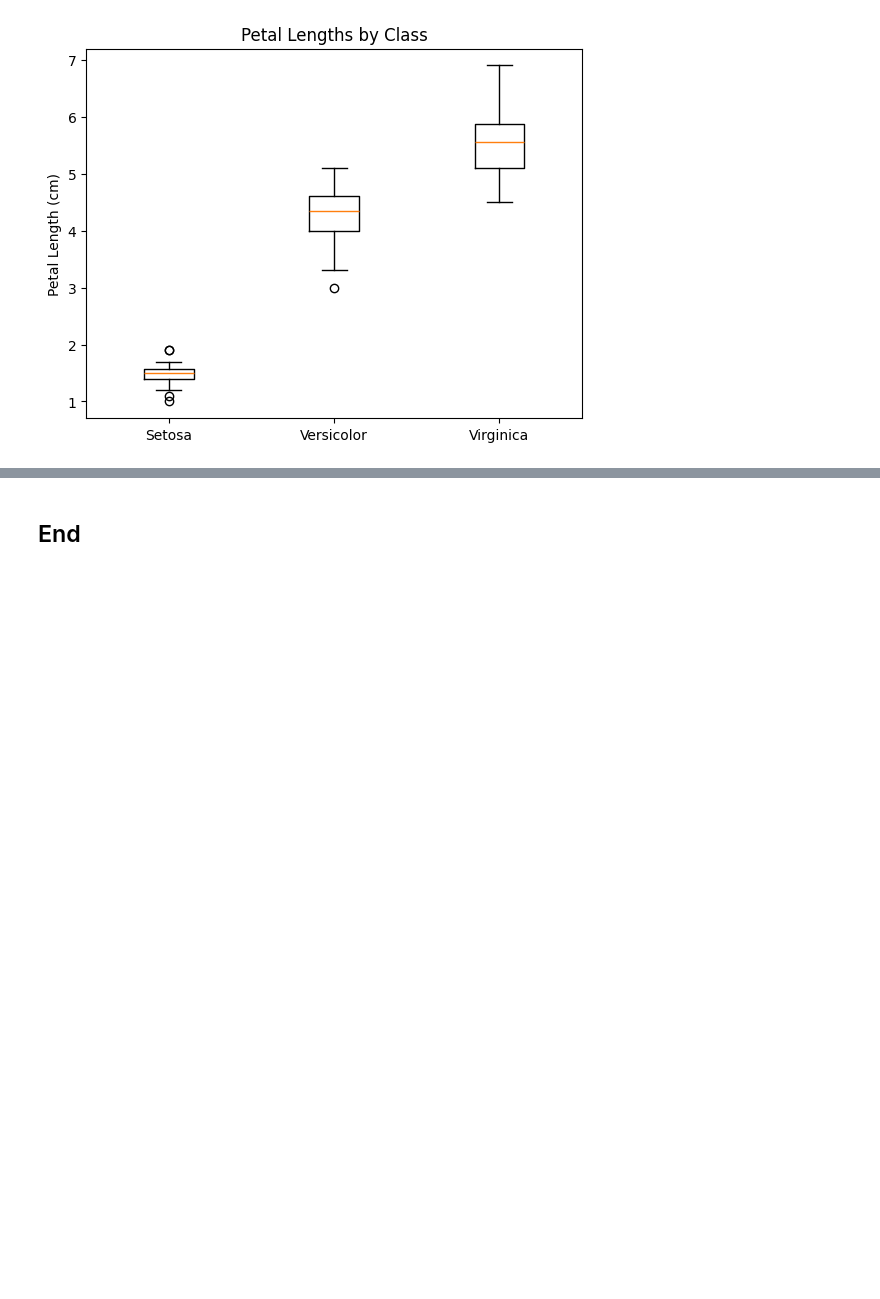
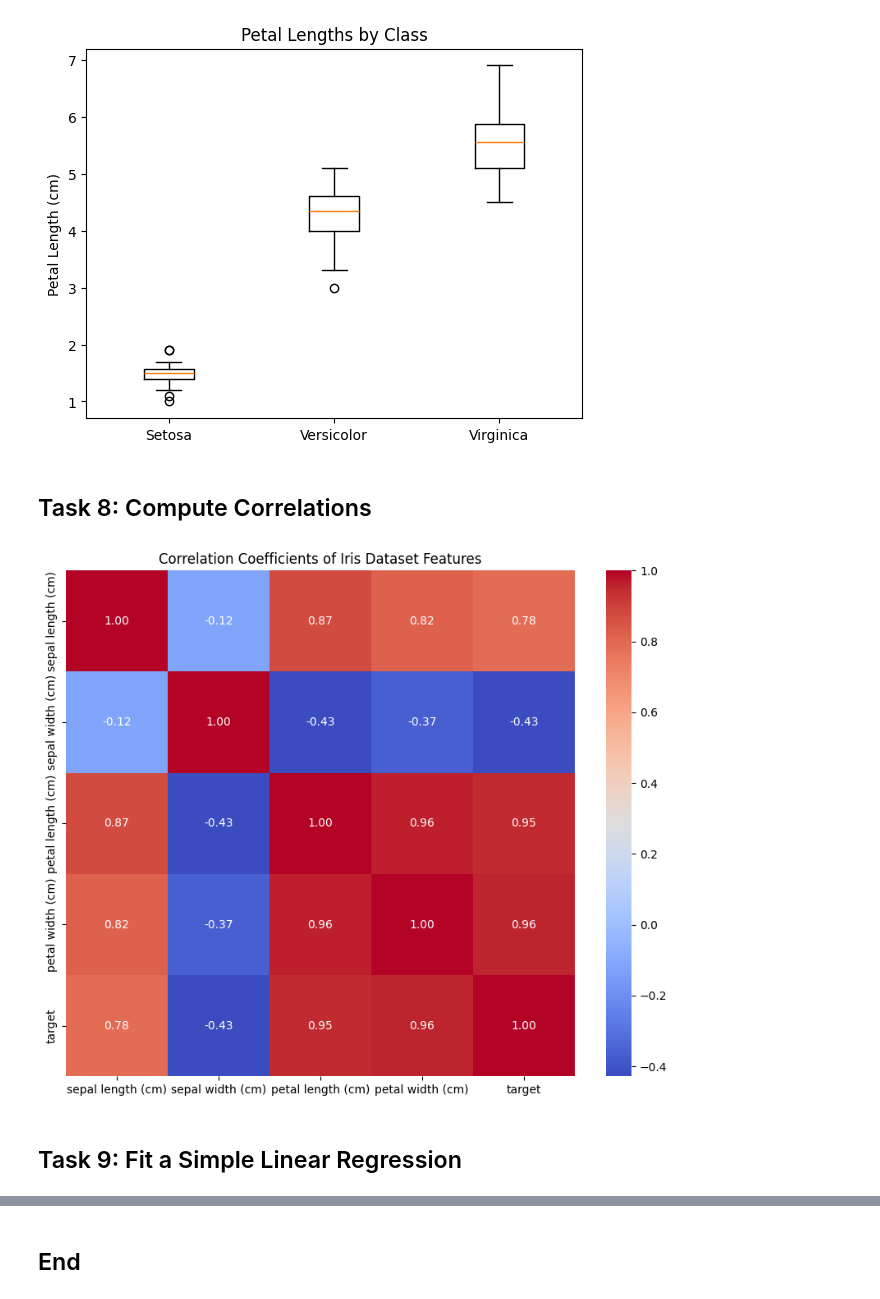
Before and after one commit to HewaOrang/principles_of_data_analytics, a Jupyter notebook: tasks.ipynb, the cells around one changed output, grey strips where cells are left out. Saved outputs shown, nothing was run; the diff lists cells and outputs as text; code cells hidden in the pictures; blank space fills up the shorter version.

Commit message:
W11 vedios Task 8 & 9 & requirment txt

```diff
--- a/tasks.ipynb
+++ b/tasks.ipynb
@@ -280,3 +280,25 @@ ax.set_ylabel('Petal Length (cm)')
 # %% [output]
 Text(0, 0.5, 'Petal Length (cm)')
 [figure]
+# %% [markdown]
+## Task 8: Compute Correlations
+# %%
+# Calculate the correlation coefficients between the features.
+# Display the results as a heatmap using matplotlib.
+# https://zion-oladiran.medium.com/exploratory-data-analysis-iris-dataset-68897497b120
+
+import seaborn as sns
+import matplotlib.pyplot as plt
+
+df = pd.DataFrame(data.data, columns=data.feature_names)
+df['target'] = data.target
+
+correlation_coeff = df.corr()
+plt.figure(figsize=(10, 8))
+sns.heatmap(correlation_coeff, annot=True, cmap='coolwarm', fmt='.2f')
+plt.title('Correlation Coefficients of Iris Dataset Features')
+plt.show()
+# %% [output]
+[figure, added]
+# %% [markdown]
+## Task 9: Fit a Simple Linear Regression
```
Also changed, not shown: parts of 8 cells of this notebook, 2 other files.
